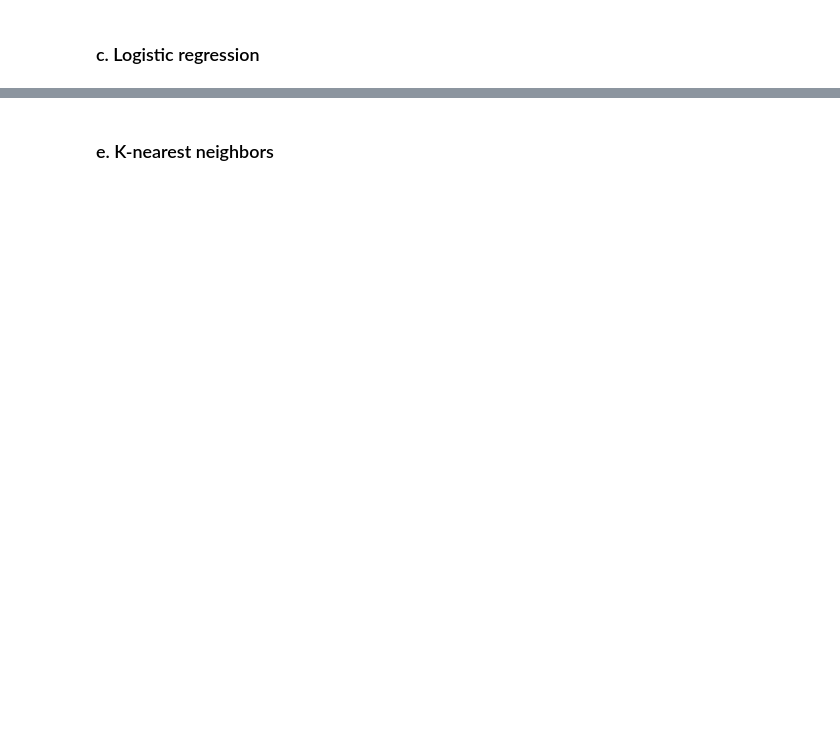
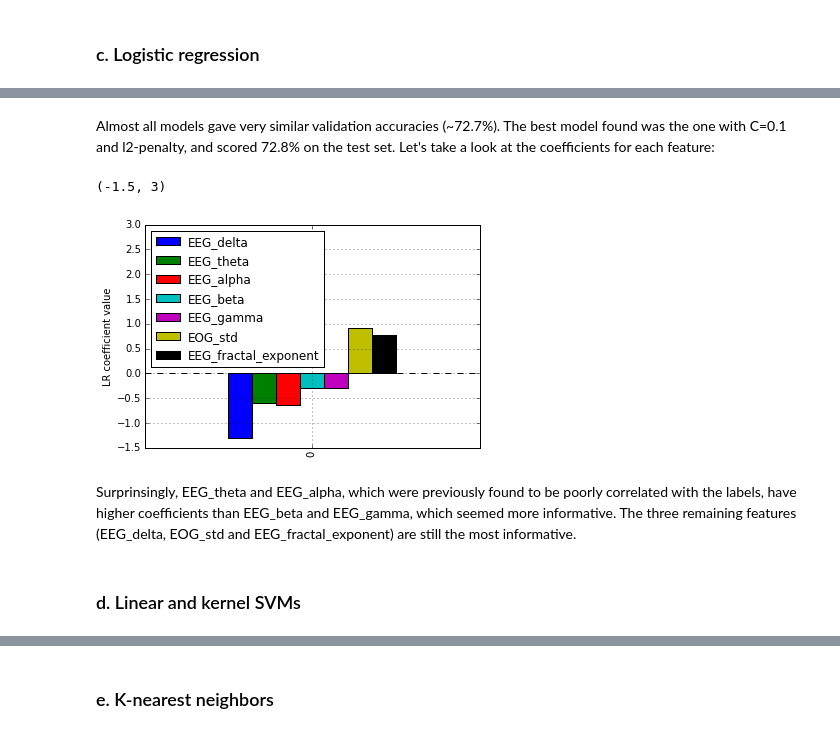
Before and after one commit to hubertjb/UCDDB-classification, a Jupyter notebook: ucddb_classification.ipynb, the cells around one changed output, grey strips where cells are left out. Saved outputs shown, nothing was run; the diff lists cells and outputs as text; code cells hidden in the pictures; blank space fills up the shorter version.

Commit message:
8 classifiers + model selection

```diff
--- a/ucddb_classification.ipynb
+++ b/ucddb_classification.ipynb
@@ -147,7 +157,6 @@ TODO: Division of the dataset...
 # %%
 from sklearn import cross_validation
 # %%
-# TODO: Handle unbalanced classes!
 rng = 42 # Set random number
 
 # Separate data in train and test sets
@@ -155,4 +164,7 @@ X_train, X_test, y_train, y_test = cross_validation.train_test_split(
                                     feats.iloc[:,:-1], feats.label, test_size=0.15, random_state=rng)
 
 # Separate train set in stratified folds for cross-validation
-cv = cross_validation.StratifiedKFold(y_train, n_folds=3)
+cv = cross_validation.StratifiedKFold(y_train, n_folds=10)
+
+# Create a DataFrame to keep the results
+clfs = np.zeros((2,8)) # row 1: validation acc. mean, row 2: validation acc. std, row 3: test acc.
@@ -164,0 +271,19 @@ TODO: Describe the procedure...
+# %%
+print('Classifier 1: LDA')
+print('')
+
+LDAclf = lda.LDA()
+LDAclf.fit(X_train, y_train)
+
+y_pred = LDAclf.predict(X_train)
+train_acc = accuracy_score(y_train, y_pred)
+
+y_pred = LDAclf.predict(X_test)
+test_acc = accuracy_score(y_test, y_pred)
+
+print(classification_report(y_test, y_pred))
+print('Accuracy: %0.3f'%accuracy_score(y_test, y_pred))
+print('')
+
+clfs[0,1] = train_acc
+clfs[1,1] = test_acc
@@ -168,0 +316,14 @@ TODO: Describe the procedure...
+# %%
+print('Classifier 2: Logistic regression')
+print('')
+
+clf = linear_model.LogisticRegression(random_state=rng)
+
+param_grid = [{'C': [0.01, 0.1, 1, 10, 100], 'penalty': ['l2', 'l1']},]
+
+bestLRclf, train_acc, test_acc = gridSearch_thenTest(clf, param_grid, cv, X_train, y_train, X_test, y_test)
+
+print('')
+
+clfs[0,2] = train_acc
+clfs[1,2] = test_acc
@@ -168,0 +352,15 @@ TODO: Describe the procedure...
+# %% [markdown]
+Almost all models gave very similar validation accuracies (~72.7%). The best model found was the one with C=0.1 and l2-penalty, and scored 72.8% on the test set.
+Let's take a look at the coefficients for each feature:
+# %%
+LRcoef = pd.DataFrame(bestLRclf.coef_, columns=feats.columns[:-1])
+LRcoef.plot(kind='bar')
+plt.ylabel('LR coefficient value')
+plt.ylim(ymax=3)
+# %% [output]
+(-1.5, 3)
+[figure, added]
+# %% [markdown]
+Surprinsingly, EEG_theta and EEG_alpha, which were previously found to be poorly correlated with the labels, have higher coefficients than EEG_beta and EEG_gamma, which seemed more informative. The three remaining features (EEG_delta, EOG_std and EEG_fractal_exponent) are still the most informative.
+# %% [markdown]
+### d. Linear and kernel SVMs
```
Also changed, not shown: parts of 72 cells of this notebook, 1 other file.
